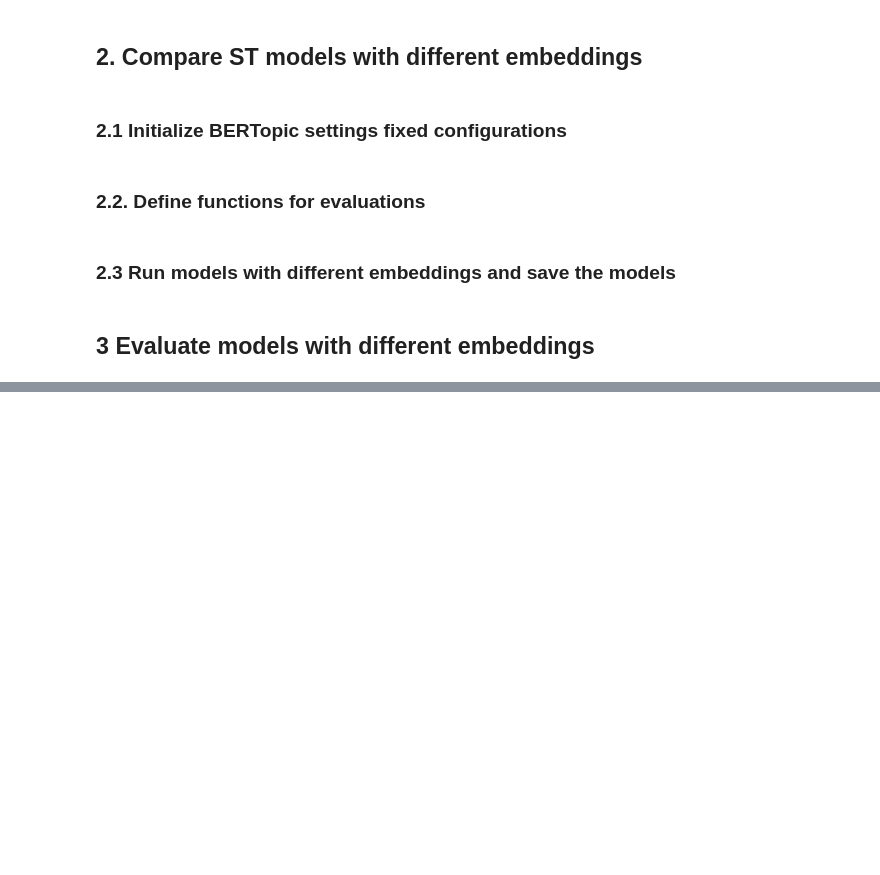
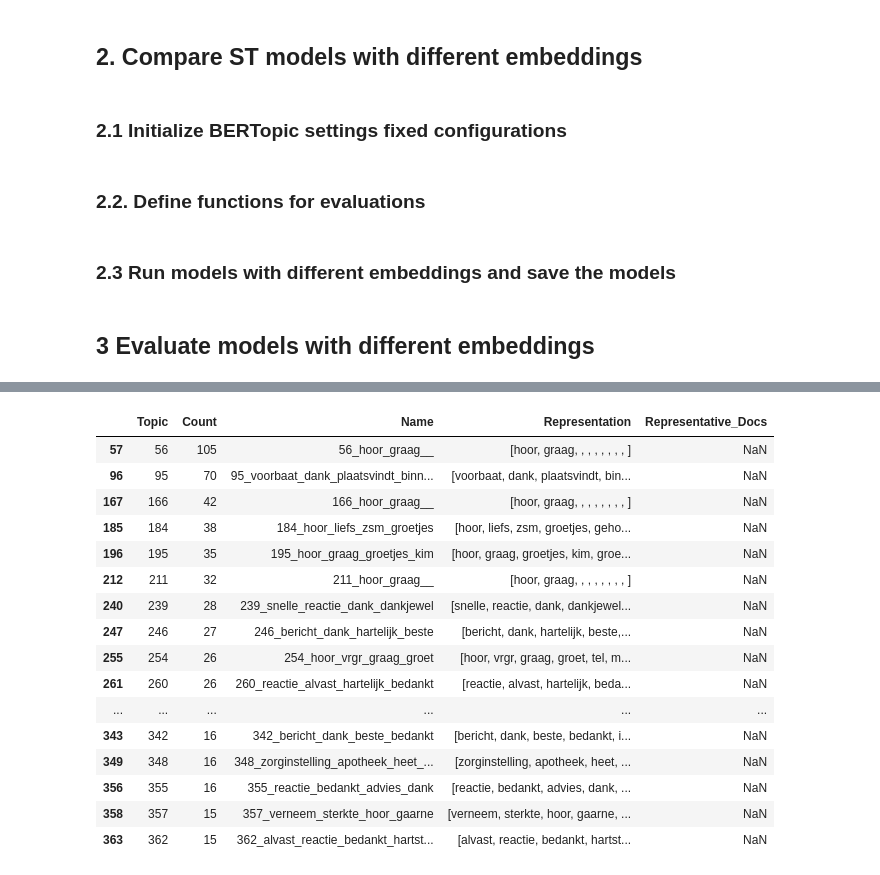
Before and after one commit to MaastrichtU-CDS/MyIBDcoachNLP, a Jupyter notebook: notebooks/new_analysis_for_manuscript/sentencetransformer_new.ipynb, the cells around one changed output, grey strips where cells are left out. Saved outputs shown, nothing was run; the diff lists cells and outputs as text; code cells hidden in the pictures; blank space fills up the shorter version.

```diff
--- a/notebooks/new_analysis_for_manuscript/sentencetransformer_new.ipynb
+++ b/notebooks/new_analysis_for_manuscript/sentencetransformer_new.ipynb
@@ -392,0 +462,5 @@ Results saved successfully!
+# %%
+model_path = f"/workspace/persistent/mijnidbcoachnlp/saved_models/st_models_for_comparison/st_mini_3"
+topic_model = BERTopic.load(model_path, embedding_model=embedding_model_stmini)
+topic_info = topic_model.get_topic_info()
+topic_info.head(5)
@@ -392,0 +474,24 @@ Results saved successfully!
+# %%
+# Filter out rows with empty strings in "Representation"
+filtered_topics = topic_info[
+    topic_info["Representation"].apply(lambda x: "" in x)
+]
+filtered_topics
+# %% [output]
+|  | Topic | Count | Name | Representation | Representative_Docs |
+| 57 | 56 | 105 | 56_hoor_graag__ | [hoor, graag, , , , , , , , ] | NaN |
+| 96 | 95 | 70 | 95_voorbaat_dank_plaatsvindt_binn... | [voorbaat, dank, plaatsvindt, bin... | NaN |
+| 167 | 166 | 42 | 166_hoor_graag__ | [hoor, graag, , , , , , , , ] | NaN |
+| 185 | 184 | 38 | 184_hoor_liefs_zsm_groetjes | [hoor, liefs, zsm, groetjes, geho... | NaN |
+| 196 | 195 | 35 | 195_hoor_graag_groetjes_kim | [hoor, graag, groetjes, kim, groe... | NaN |
+| 212 | 211 | 32 | 211_hoor_graag__ | [hoor, graag, , , , , , , , ] | NaN |
+| 240 | 239 | 28 | 239_snelle_reactie_dank_dankjewel | [snelle, reactie, dank, dankjewel... | NaN |
+| 247 | 246 | 27 | 246_bericht_dank_hartelijk_beste | [bericht, dank, hartelijk, beste,... | NaN |
+| 255 | 254 | 26 | 254_hoor_vrgr_graag_groet | [hoor, vrgr, graag, groet, tel, m... | NaN |
+| 261 | 260 | 26 | 260_reactie_alvast_hartelijk_bedankt | [reactie, alvast, hartelijk, beda... | NaN |
+| ... | ... | ... | ... | ... | ... |
+| 343 | 342 | 16 | 342_bericht_dank_beste_bedankt | [bericht, dank, beste, bedankt, i... | NaN |
+| 349 | 348 | 16 | 348_zorginstelling_apotheek_heet_... | [zorginstelling, apotheek, heet, ... | NaN |
+| 356 | 355 | 16 | 355_reactie_bedankt_advies_dank | [reactie, bedankt, advies, dank, ... | NaN |
+| 358 | 357 | 15 | 357_verneem_sterkte_hoor_gaarne | [verneem, sterkte, hoor, gaarne, ... | NaN |
+| 363 | 362 | 15 | 362_alvast_reactie_bedankt_hartst... | [alvast, reactie, bedankt, hartst... | NaN |
```
Also changed, not shown: parts of 33 cells of this notebook, 9 other files.
